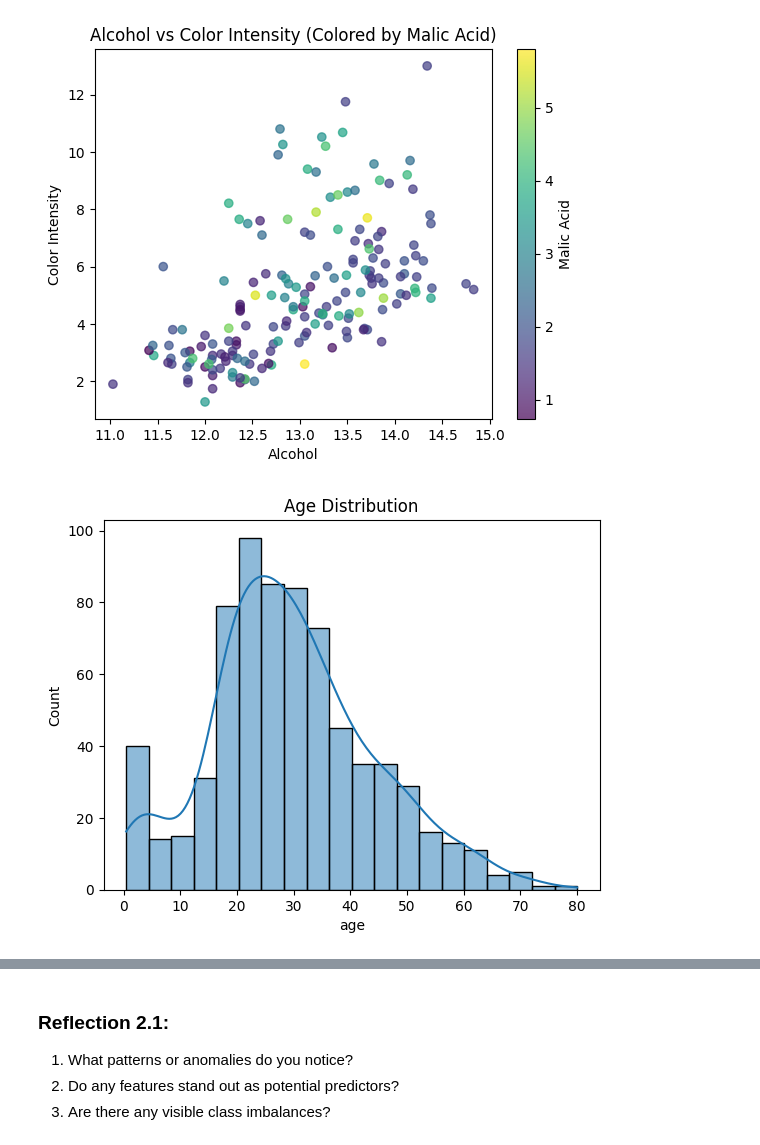
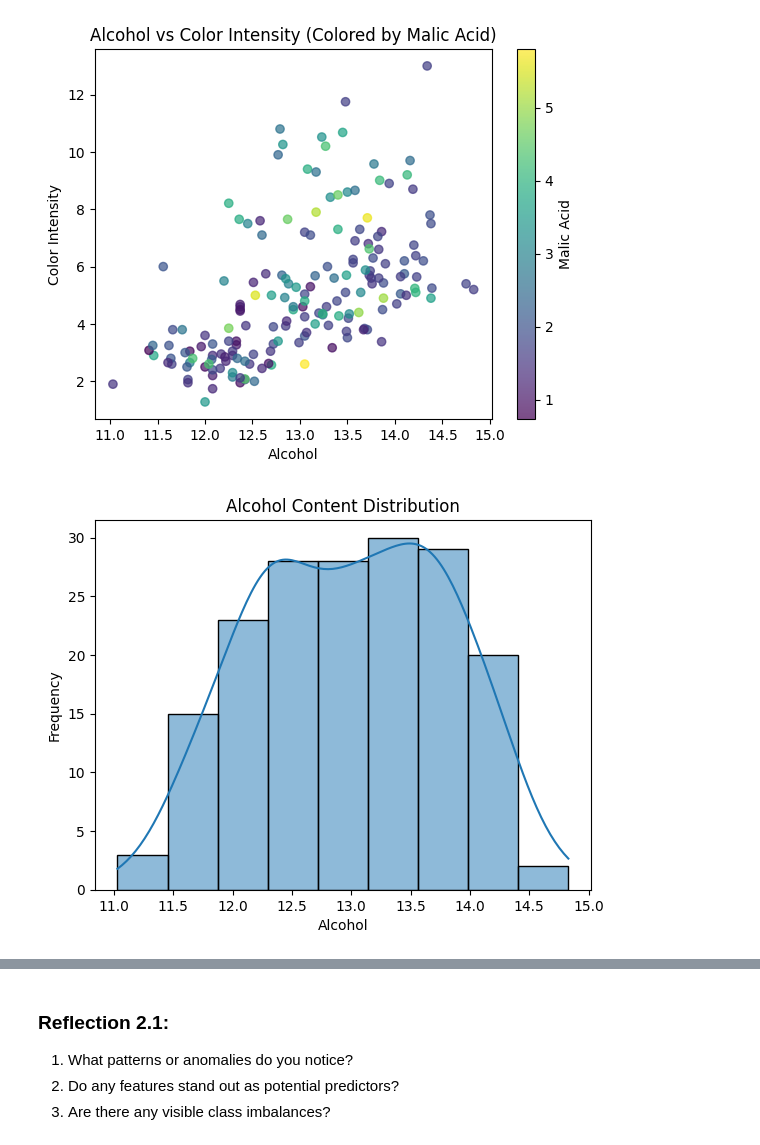
Before and after one commit to JBtallgrass/applied-ml-jballard, a Jupyter notebook: lab02/ml02_jballard bonus.ipynb, the cells around one changed output, grey strips where cells are left out. Saved outputs shown, nothing was run; the diff lists cells and outputs as text; code cells hidden in the pictures.

```diff
--- a/lab02/ml02_jballard bonus.ipynb
+++ b/lab02/ml02_jballard bonus.ipynb
@@ -157,10 +166,15 @@ plt.show()
 # %% [output]
 [figure]
 # %%
-#Create a histogram of age:
+# Create a histogram for Alcohol content
+sns.histplot(wine['alcohol'], kde=True)
 
-sns.histplot(titanic['age'], kde=True)
-plt.title('Age Distribution')
+# Set title and labels
+plt.title('Alcohol Content Distribution')
+plt.xlabel('Alcohol')
+plt.ylabel('Frequency')
+
+# Show plot
 plt.show()
 # %% [output]
-[figure, old version]
+[figure, new version]
```
Also changed, not shown: parts of 22 cells of this notebook.
